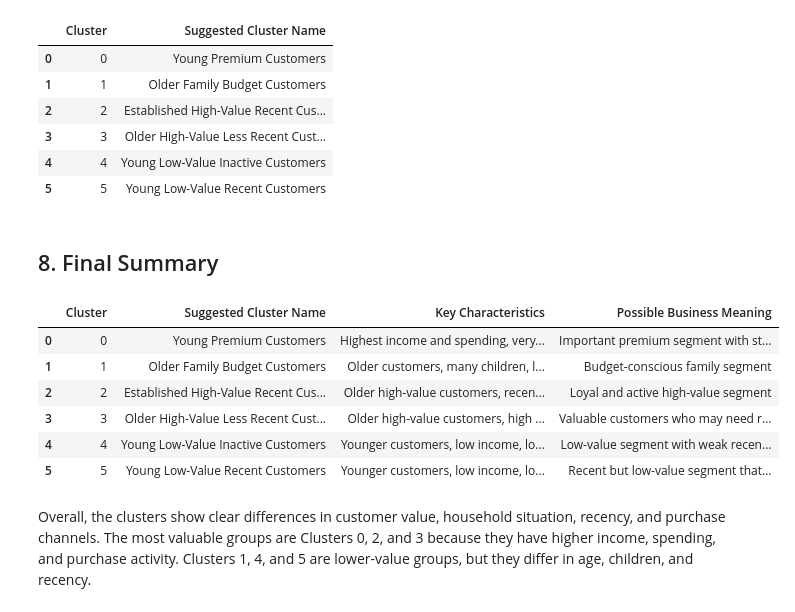
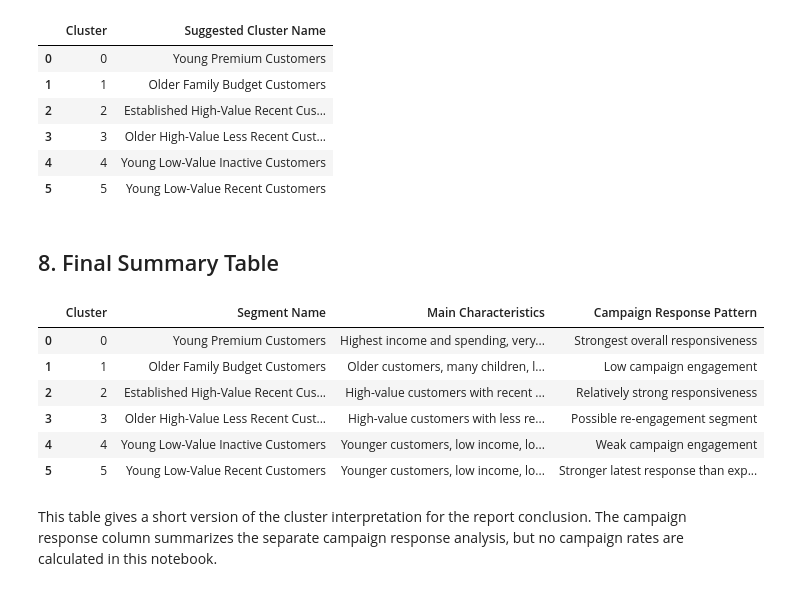
Before and after one commit to MejriFarah/customer-segmentation-project, a Jupyter notebook: scripts/cluster_analysis.ipynb, the cells around one changed output. Drawn from its saved outputs; the diff is of its cells as text; code cells hidden in the pictures.

Commit message:
Finalize cluster analysis notebook

```diff
--- a/scripts/cluster_analysis.ipynb
+++ b/scripts/cluster_analysis.ipynb
@@ -340,44 +340,44 @@ cluster_names
 | 4 | 4 | Young Low-Value Inactive Customers |
 | 5 | 5 | Young Low-Value Recent Customers |
 # %% [markdown]
-## 8. Final Summary
+## 8. Final Summary Table
 # %%
 summary = pd.DataFrame({
     "Cluster": [0, 1, 2, 3, 4, 5],
-    "Suggested Cluster Name": [
+    "Segment Name": [
         "Young Premium Customers",
         "Older Family Budget Customers",
         "Established High-Value Recent Customers",
         "Older High-Value Less Recent Customers",
         "Young Low-Value Inactive Customers",
         "Young Low-Value Recent Customers"
     ],
-    "Key Characteristics": [
-        "Highest income and spending, very few children, strong catalog and store purchases",
-        "Older customers, many children, low spending, more deal purchases",
-        "Older high-value customers, recent purchases, strong web and store activity",
-        "Older high-value customers, high spending, but less recent purchases",
-        "Younger customers, low income, low spending, less recent purchases",
-        "Younger customers, low income, low spending, but recent purchases"
+    "Main Characteristics": [
+        "Highest income and spending, very few children",
+        "Older customers, many children, low spending",
+        "High-value customers with recent purchases",
+        "High-value customers with less recent purchases",
+        "Younger customers, low income, low spending, less recent",
+        "Younger customers, low income, low spending, but recent"
     ],
-    "Possible Business Meaning": [
-        "Important premium segment with strong buying power",
-        "Budget-conscious family segment",
-        "Loyal and active high-value segment",
-        "Valuable customers who may need re-engagement",
-        "Low-value segment with weak recent activity",
-        "Recent but low-value segment that may still develop"
+    "Campaign Response Pattern": [
+        "Strongest overall responsiveness",
+        "Low campaign engagement",
+        "Relatively strong responsiveness",
+        "Possible re-engagement segment",
+        "Weak campaign engagement",
+        "Stronger latest response than expected"
     ]
 })
 
 summary
 # %% [output]
-|  | Cluster | Suggested Cluster Name | Key Characteristics | Possible Business Meaning |
-| 0 | 0 | Young Premium Customers | Highest income and spending, very... | Important premium segment with st... |
-| 1 | 1 | Older Family Budget Customers | Older customers, many children, l... | Budget-conscious family segment |
-| 2 | 2 | Established High-Value Recent Cus... | Older high-value customers, recen... | Loyal and active high-value segment |
-| 3 | 3 | Older High-Value Less Recent Cust... | Older high-value customers, high ... | Valuable customers who may need r... |
-| 4 | 4 | Young Low-Value Inactive Customers | Younger customers, low income, lo... | Low-value segment with weak recen... |
-| 5 | 5 | Young Low-Value Recent Customers | Younger customers, low income, lo... | Recent but low-value segment that... |
+|  | Cluster | Segment Name | Main Characteristics | Campaign Response Pattern |
+| 0 | 0 | Young Premium Customers | Highest income and spending, very... | Strongest overall responsiveness |
+| 1 | 1 | Older Family Budget Customers | Older customers, many children, l... | Low campaign engagement |
+| 2 | 2 | Established High-Value Recent Cus... | High-value customers with recent ... | Relatively strong responsiveness |
+| 3 | 3 | Older High-Value Less Recent Cust... | High-value customers with less re... | Possible re-engagement segment |
+| 4 | 4 | Young Low-Value Inactive Customers | Younger customers, low income, lo... | Weak campaign engagement |
+| 5 | 5 | Young Low-Value Recent Customers | Younger customers, low income, lo... | Stronger latest response than exp... |
 # %% [markdown]
-Overall, the clusters show clear differences in customer value, household situation, recency, and purchase channels. The most valuable groups are Clusters 0, 2, and 3 because they have higher income, spending, and purchase activity. Clusters 1, 4, and 5 are lower-value groups, but they differ in age, children, and recency.
+This table gives a short version of the cluster interpretation for the report conclusion. The campaign response column summarizes the separate campaign response analysis, but no campaign rates are calculated in this notebook.
```
